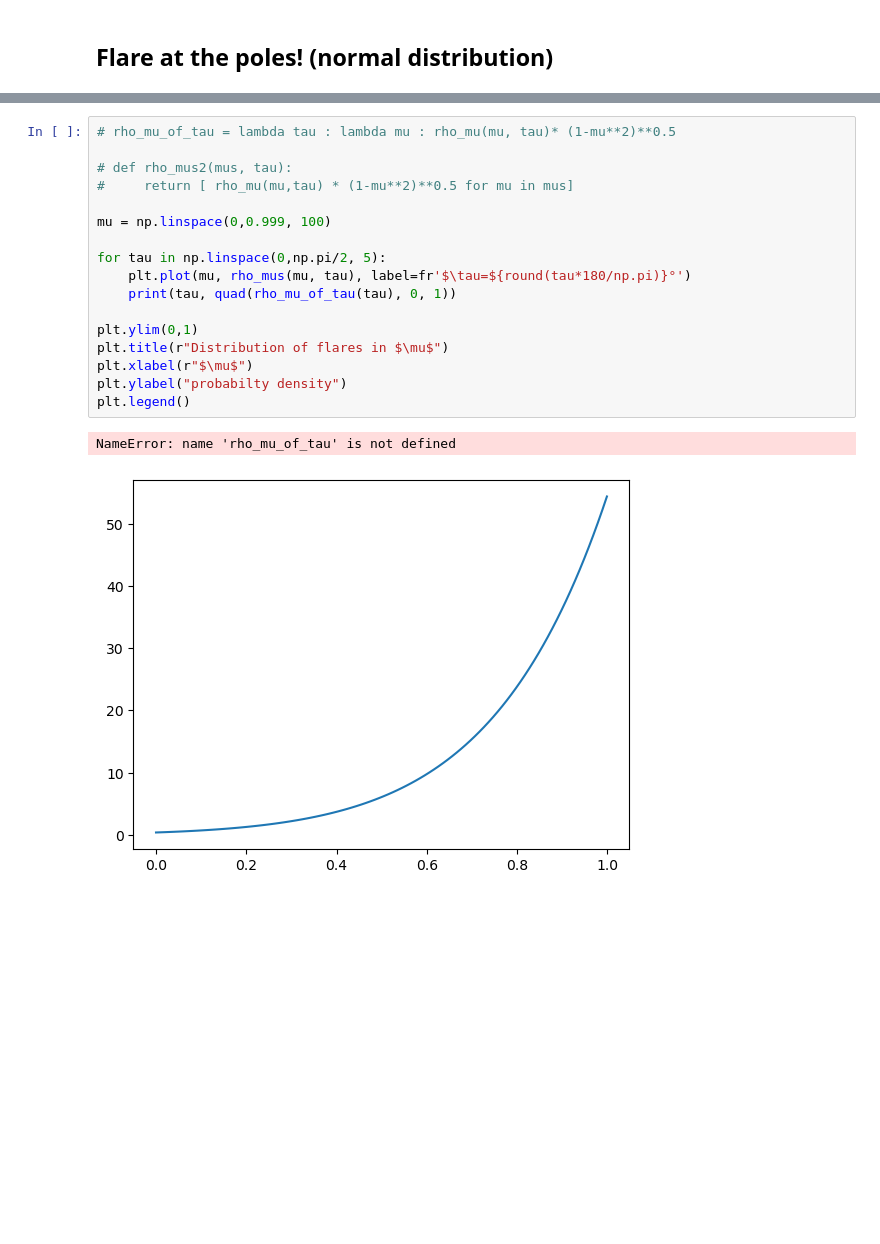
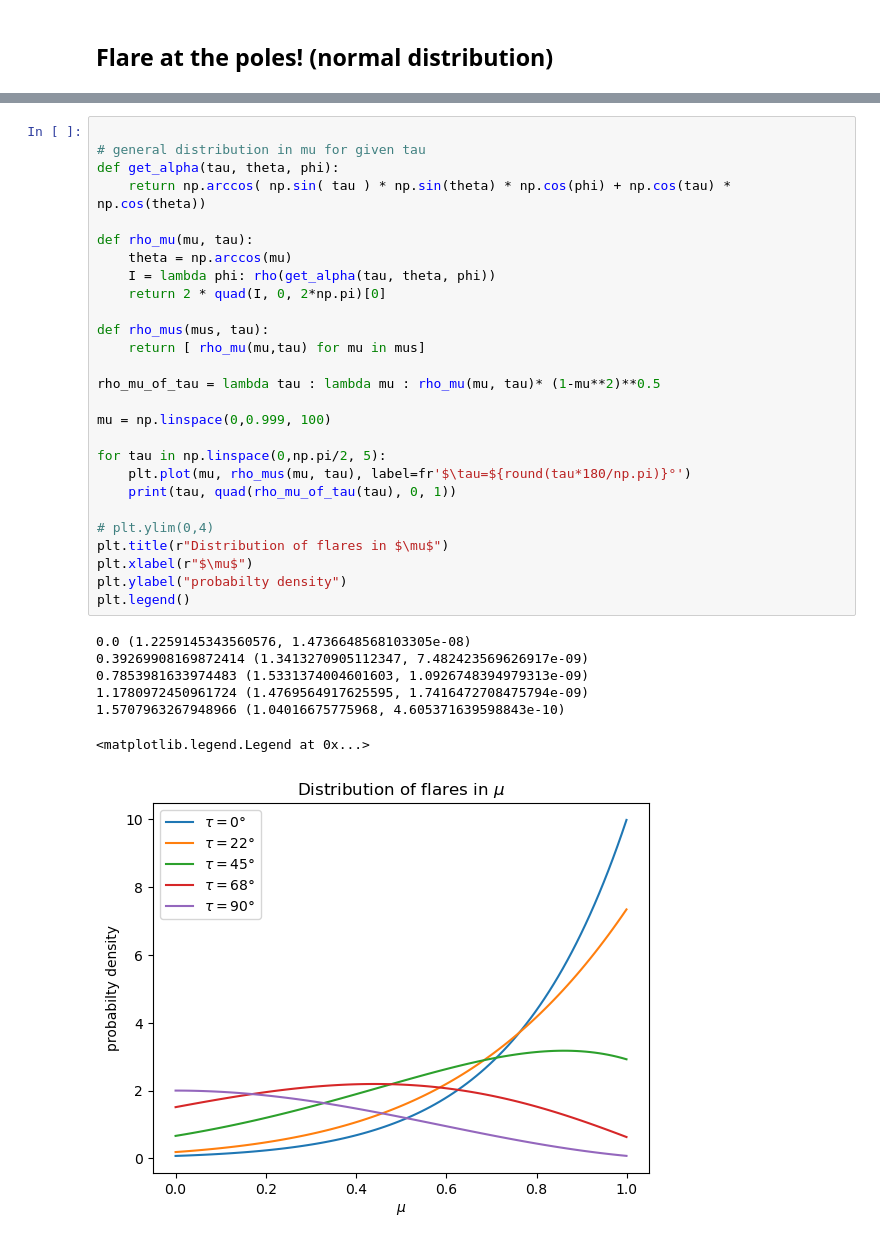
Before and after one commit to demichieldewilde/CME_distribution, a Jupyter notebook: flare_viewing_angle_distribution.ipynb, the cells around one changed output, grey strips where cells are left out. Saved outputs shown, nothing was run; the diff lists cells and outputs as text; blank space fills up the shorter version.

```diff
--- a/flare_viewing_angle_distribution.ipynb
+++ b/flare_viewing_angle_distribution.ipynb
@@ -321,20 +325,35 @@ Text(0, 0.5, 'probability density per unit area')
 # %%
-# rho_mu_of_tau = lambda tau : lambda mu : rho_mu(mu, tau)* (1-mu**2)**0.5
 
-# def rho_mus2(mus, tau):
-#     return [ rho_mu(mu,tau) * (1-mu**2)**0.5 for mu in mus]
+# general distribution in mu for given tau
+def get_alpha(tau, theta, phi):
+    return np.arccos( np.sin( tau ) * np.sin(theta) * np.cos(phi) + np.cos(tau) * np.cos(theta))
+
+def rho_mu(mu, tau):
+    theta = np.arccos(mu)
+    I = lambda phi: rho(get_alpha(tau, theta, phi))
+    return 2 * quad(I, 0, 2*np.pi)[0]
+
+def rho_mus(mus, tau):
+    return [ rho_mu(mu,tau) for mu in mus]
+
+rho_mu_of_tau = lambda tau : lambda mu : rho_mu(mu, tau)* (1-mu**2)**0.5
 
 mu = np.linspace(0,0.999, 100)
 
 for tau in np.linspace(0,np.pi/2, 5):
     plt.plot(mu, rho_mus(mu, tau), label=fr'$\tau=${round(tau*180/np.pi)}°')
     print(tau, quad(rho_mu_of_tau(tau), 0, 1))
 
-plt.ylim(0,1)
+# plt.ylim(0,4)
 plt.title(r"Distribution of flares in $\mu$")
 plt.xlabel(r"$\mu$")
 plt.ylabel("probabilty density")
 plt.legend()
 # %% [output]
-NameError: name 'rho_mu_of_tau' is not defined
+0.0 (1.2259145343560576, 1.4736648568103305e-08)
+0.39269908169872414 (1.3413270905112347, 7.482423569626917e-09)
+0.7853981633974483 (1.5331374004601603, 1.0926748394979313e-09)
+1.1780972450961724 (1.4769564917625595, 1.7416472708475794e-09)
+1.5707963267948966 (1.04016675775968, 4.605371639598843e-10)
+<matplotlib.legend.Legend at 0x...>
-[figure, old version]
+[figure, new version]
```
Also changed, not shown: parts of 10 cells of this notebook, 2 other files.
